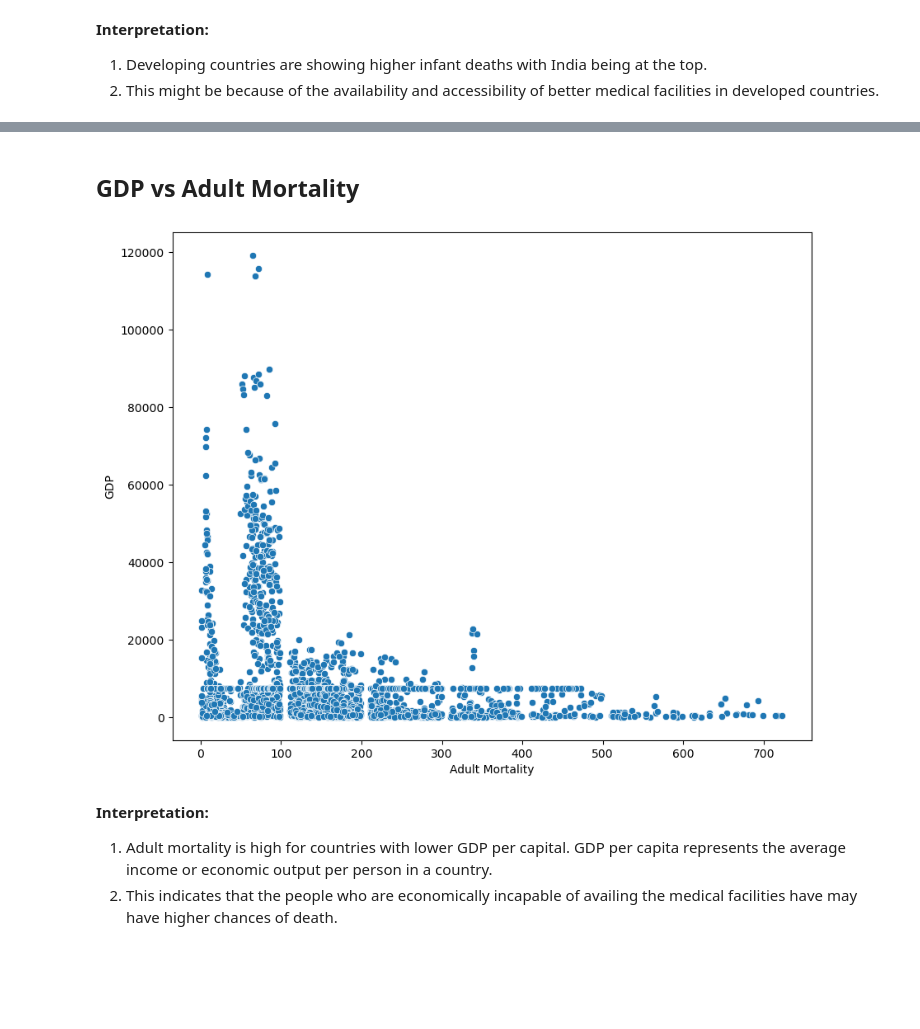
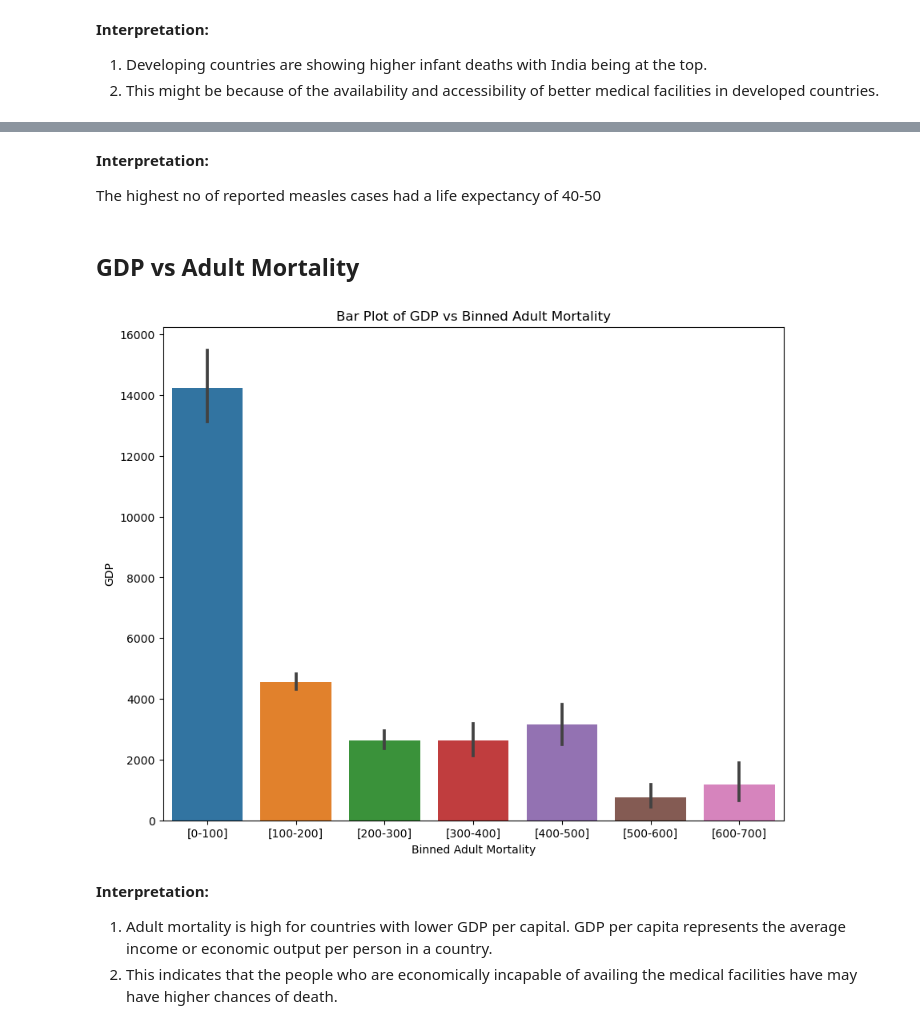
Before and after one commit to Smruti1999/Praxis, a Jupyter notebook: Life Expectancy/Life Expectancy WHO.ipynb, the cells around one changed output, grey strips where cells are left out. Drawn from its saved outputs; the diff is of its cells as text; code cells hidden in the pictures; blank space fills up the shorter version.

```diff
--- a/Life Expectancy/Life Expectancy WHO.ipynb
+++ b/Life Expectancy/Life Expectancy WHO.ipynb
@@ -628,11 +685,19 @@ for i in axiss.containers:
+# %% [markdown]
+**Interpretation:**
+
+The highest no of reported measles cases had a life expectancy of 40-50
 # %% [markdown]
 ## GDP vs Adult Mortality
 # %%
-plt.figure(figsize=(10,8))
-sns.scatterplot(data=le_data,x='Adult Mortality',y='GDP')
+plt.figure(figsize=(10, 8))
+ambins = pd.cut(le_data['Adult Mortality'], bins=[0, 100, 200, 300, 400, 500, 600, 700],labels=['[0-100]','[100-200]','[200-300]','[300-400]','[400-500]','[500-600]','[600-700]'])
+sns.barplot(data=le_data, x=ambins, y='GDP',estimator='mean')
+plt.xlabel('Binned Adult Mortality')
+plt.ylabel('GDP')
+plt.title('Bar Plot of GDP vs Binned Adult Mortality')
 plt.show()
 # %% [output]
-[figure, old version]
+[figure, new version]
 # %% [markdown]
 **Interpretation:**
 1. Adult mortality is high for countries with lower GDP per capital. GDP per capita represents the average income or economic output per person in a country.
```
Also changed, not shown: parts of 51 cells of this notebook.
